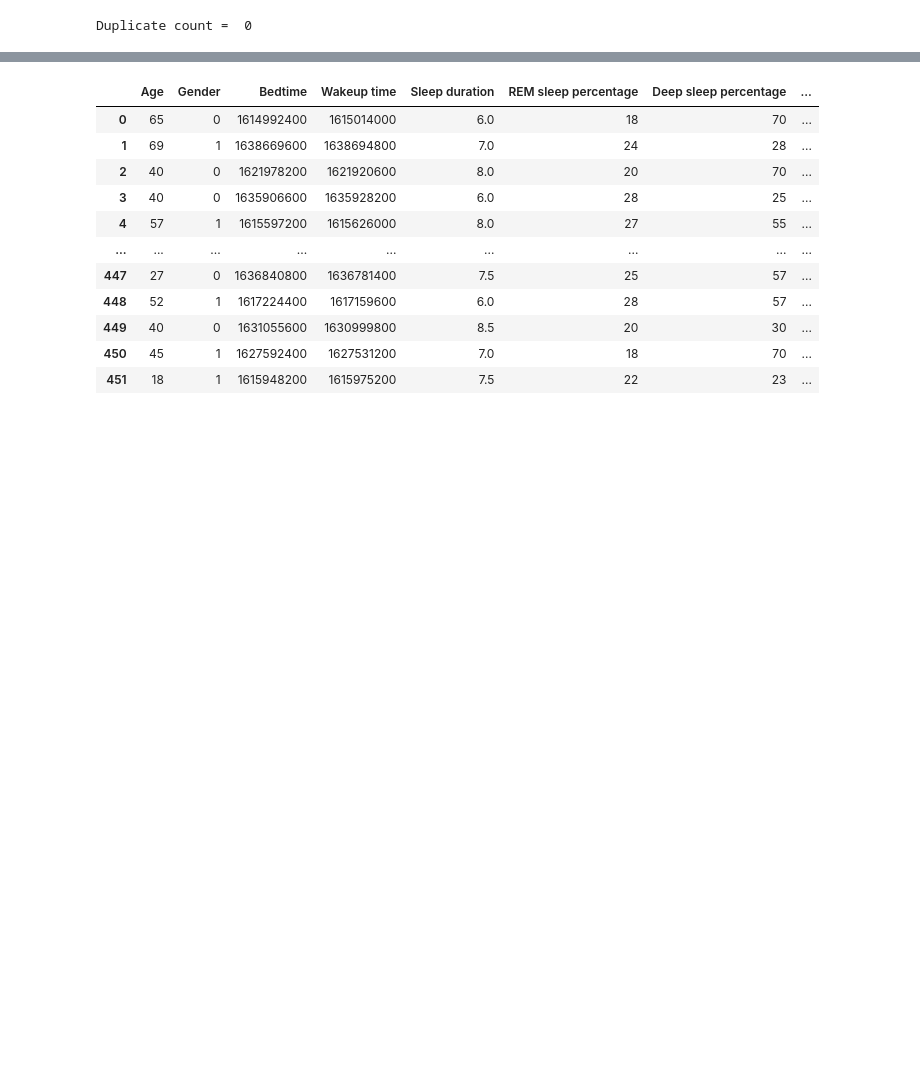
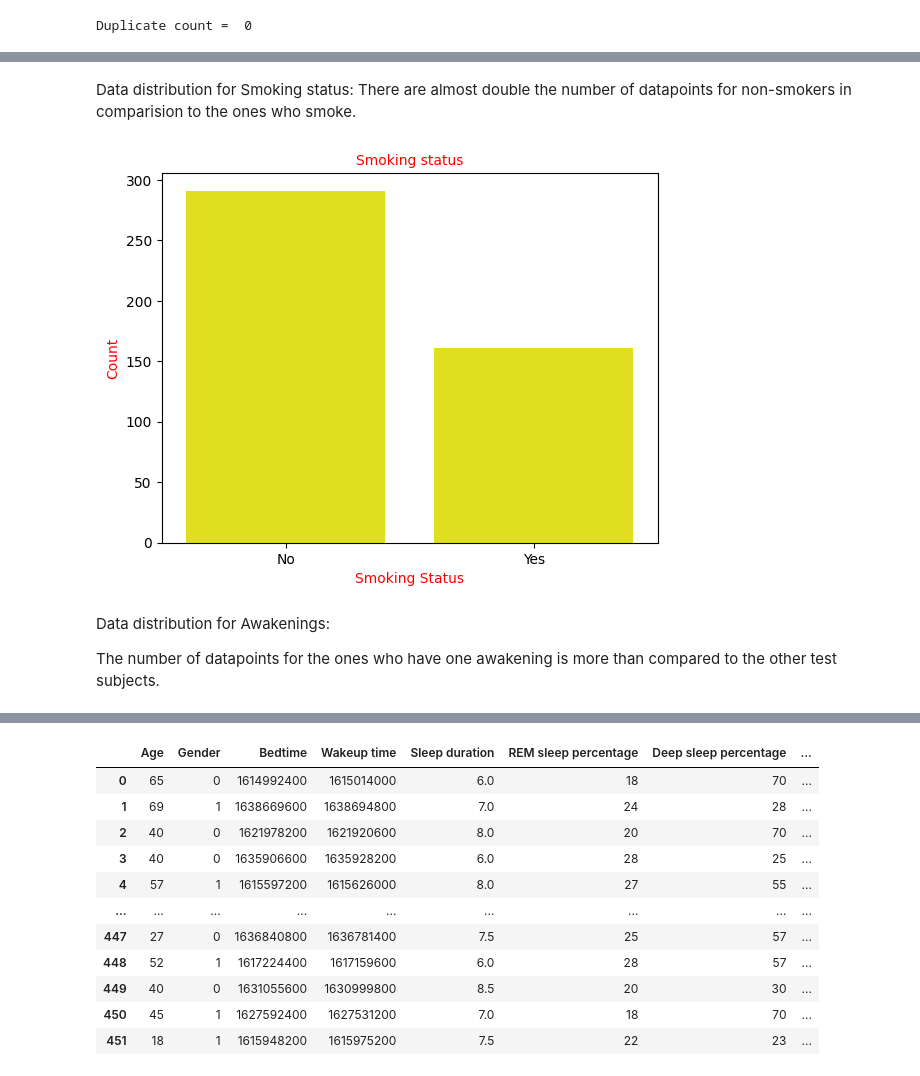
Before and after one commit to shashankvankadari/Predicting-sleep-efficiency, a Jupyter notebook: DSCI441_FinalProject.ipynb, the cells around one changed output, grey strips where cells are left out. Drawn from its saved outputs; the diff is of its cells as text; code cells hidden in the pictures; blank space fills up the shorter version.

```diff
--- a/DSCI441_FinalProject.ipynb
+++ b/DSCI441_FinalProject.ipynb
@@ -154,3 +184,19 @@ plt.show()
+# %% [markdown]
+Data distribution for Smoking status:
+There are almost double the number of datapoints for non-smokers in comparision to the ones who smoke.
+# %%
+sns.countplot(data=df,x="Smoking status", color="yellow")
+plt.xlabel("Smoking Status", color="red",fontsize=10)
+plt.xticks([0,1], ['No', 'Yes'])
+plt.ylabel("Count", color="red",fontsize=10)
+plt.title("Smoking status", color="red",fontsize=10)
+plt.show()
+# %% [output]
+[figure, added]
+# %% [markdown]
+Data distribution for Awakenings:
+
+The number of datapoints for the ones who have one awakening is more than compared to the other test subjects.
 # %%
 sns.countplot(data=df,x="Awakenings", color="blue")
 plt.xlabel("Awakenings", color="black",fontsize=10)
```
Also changed, not shown: parts of 18 cells of this notebook.
